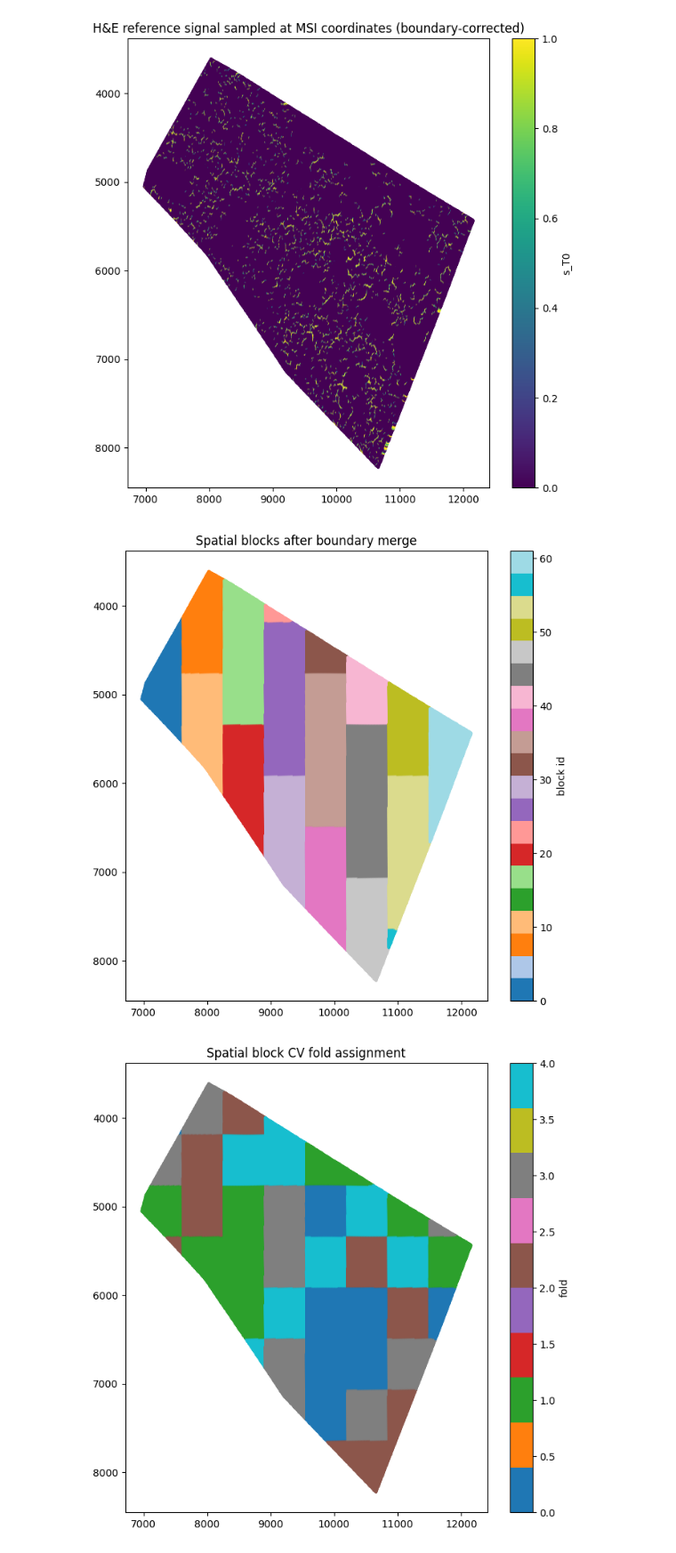
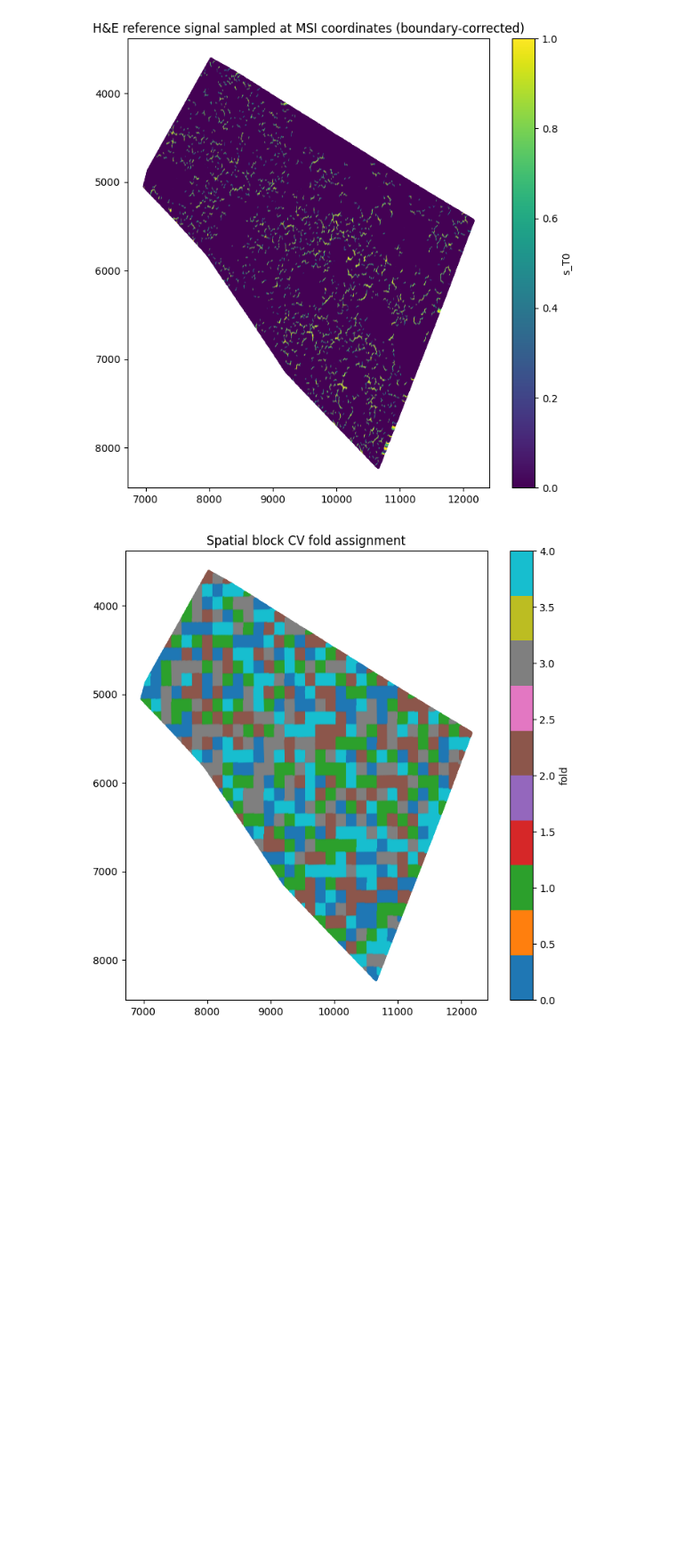
Before and after one commit to krastegar/MALDI_Metabolomics, a Jupyter notebook: notebooks/feature_based_alignment.ipynb, the cells around one changed output. Shown at 89% size. Drawn from its saved outputs; the diff is of its cells as text; code cells hidden in the pictures; blank space fills up the shorter version.

```diff
--- a/notebooks/feature_based_alignment.ipynb
+++ b/notebooks/feature_based_alignment.ipynb
@@ -46,15 +46,3 @@ warnings.filterwarnings('ignore')
 FULL_HE_PATH = '/home/kia/MALDI_Metabolomics/metabol_data/high_res_MSI/D2_10x_originalExport.tif'
 IMZML_PATH = '/home/kia/MALDI_Metabolomics/metabol_data/20251012_old_liver.imzML'
 MALDI_IMG = '/home/kia/MALDI_Metabolomics/metabol_data/maldi_moving_img.png'
-# %%
-imzml_path = Path(IMZML_PATH)
-maldi_parser = ImzMLParser(imzml_path)
-ion_mat = getionimage(maldi_parser, 78.958, tol=.0042)
-
-# plot the image w/o borders
-def plot_fake_img(img, pic_name, cmap='viridis'):
-    plt.figure(frameon=False)
-    plt.imshow(img, cmap=cmap)
-    plt.axis('off')
-    plt.show()
-plot_fake_img(ion_mat, 'maldi_moving_img')
@@ -201,23 +52,3 @@ output_image = sitk.Resample(
 checking to see if the initial alignment gives us a reasonable coordinate structure
 # %% [markdown]
 # Fine Scale Alignment
-# %%
-# Build a ones-image with the same geometry as the MALDI
-ones_arr = np.ones(sitk.GetArrayFromImage(moving_image).shape[:2], dtype=np.float32)
-maldi_ones = sitk.GetImageFromArray(ones_arr)
-maldi_ones.CopyInformation(moving_image)
-
-# Warp it: 1 where MALDI exists, exactly 0 elsewhere
-coverage = sitk.Resample(maldi_ones, fixed_img, output_transform,
-                         sitk.sitkNearestNeighbor, 0.0)
-mask = sitk.GetArrayFromImage(coverage) > 0.5
-
-ys, xs = np.where(mask)
-y_min, y_max = int(ys.min()), int(ys.max()) + 1
-x_min, x_max = int(xs.min()), int(xs.max()) + 1
-
-he_img = skio.imread(FULL_HE_PATH)
-cropped_img = he_img[y_min:y_max, x_min:x_max]
-# save the cropped image
-skio.imsave(fname='/home/kia/MALDI_Metabolomics/metabol_data/high_res_MSI/he_cropped.tif', arr=cropped_img)
-#plt.imshow(cropped_img)
@@ -654,7 +452,7 @@ def preprocess_features(spot_feature_matrix, low_pct=1, high_pct=99):
 
 X_scaled = preprocess_features(spot_feature_matrix)
 # %%
-def spatial_block_cv(coords, n_blocks_per_axis=8, n_folds=5, min_block_size=20, random_state=0):
+def spatial_block_cv(coords, n_blocks_per_axis=32, n_folds=5, min_block_size=20, random_state=0):
     """
     Spatial block CV fold assignment (paper Sec. 2.2). Random per-pixel folds
     would leak spatial autocorrelation between train/val; blocking on
@@ -676,44 +474,34 @@ def spatial_block_cv(coords, n_blocks_per_axis=8, n_folds=5, min_block_size=20,
                      if 0 <= bxi + dx < n_blocks_per_axis and 0 <= byi + dy < n_blocks_per_axis]
         for nbx, nby in neighbors:
             nb_id = nbx * n_blocks_per_axis + nby
             if nb_id != small_id and (block_id == nb_id).sum() >= min_block_size:
                 block_id[block_id == small_id] = nb_id
                 break
 
     # greedily assign blocks (in random order) to whichever fold currently has fewest pixels
     unique_blocks, counts = np.unique(block_id, return_counts=True)
     order = np.random.RandomState(random_state).permutation(len(unique_blocks))
     fold_loads = np.zeros(n_folds)
     block_to_fold = {}
     for idx in order:
         f = np.argmin(fold_loads)
         block_to_fold[unique_blocks[idx]] = f
         fold_loads[f] += counts[idx]
 
     fold_assignment = np.array([block_to_fold[b] for b in block_id])
     return block_id, fold_assignment
 
 block_id, fold_assignment = spatial_block_cv(T0_maldi_coords)
 
-# blocks after boundary merge — grid-adjacency version should keep straight,
-# axis-aligned block edges everywhere, including at the tissue boundary
-plt.figure(figsize=(8, 8))
-plt.scatter(T0_maldi_coords[:, 0], T0_maldi_coords[:, 1], c=block_id, s=4, cmap="tab20")
-plt.gca().invert_yaxis()
-plt.colorbar(label="block id")
-plt.title("Spatial blocks after boundary merge")
-plt.show()
-
 # resulting 5-fold assignment
 plt.figure(figsize=(8, 8))
 plt.scatter(T0_maldi_coords[:, 0], T0_maldi_coords[:, 1], c=fold_assignment, s=4, cmap="tab10")
 plt.gca().invert_yaxis()
 plt.colorbar(label="fold")
 plt.title("Spatial block CV fold assignment")
 plt.show()
 # %% [output]
-[figure, old version]
+[figure, new version]
-[figure, removed]
 # %%
 from sklearn.linear_model import Ridge
 from scipy.stats import pearsonr
```
Also changed, not shown: parts of 35 cells of this notebook, 2 other files.
